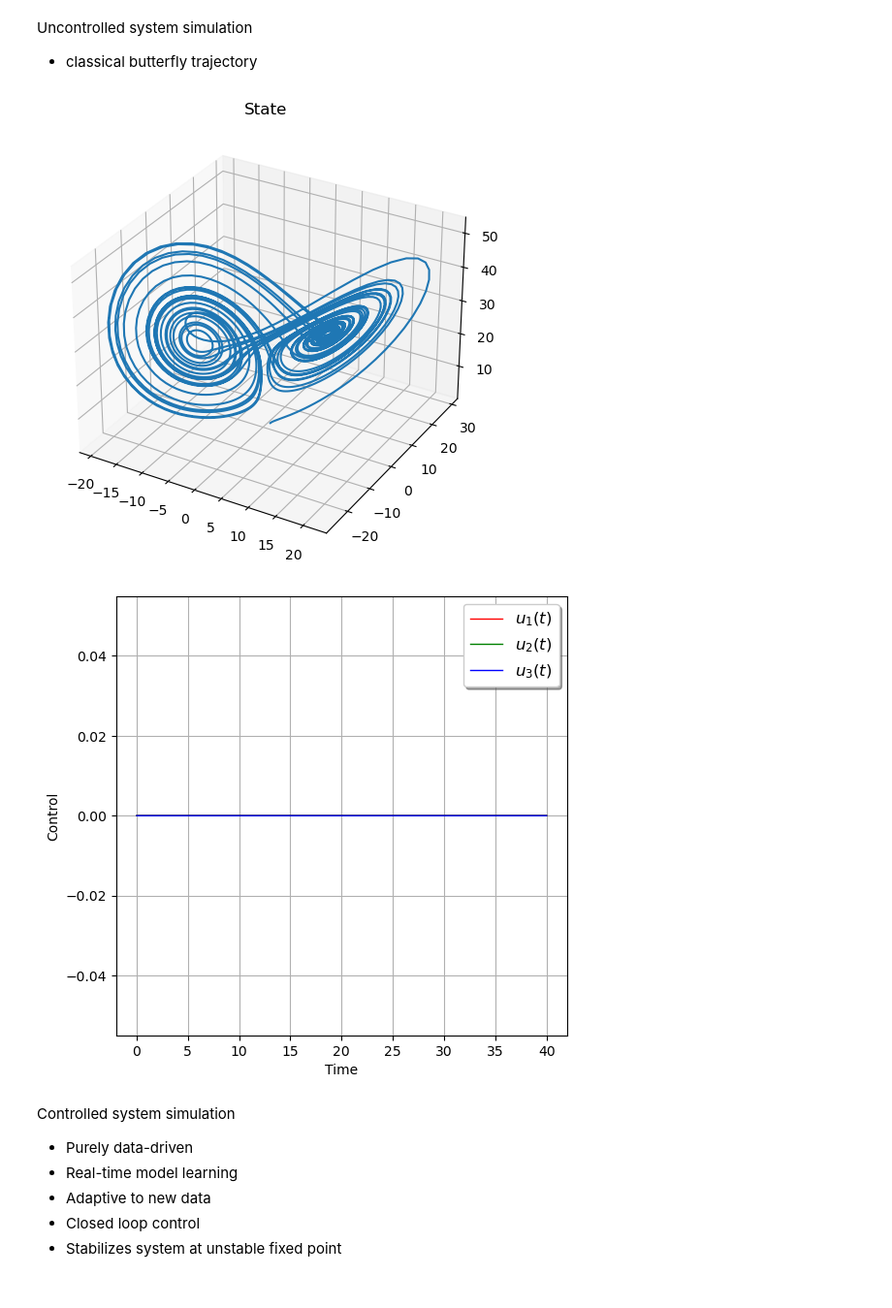
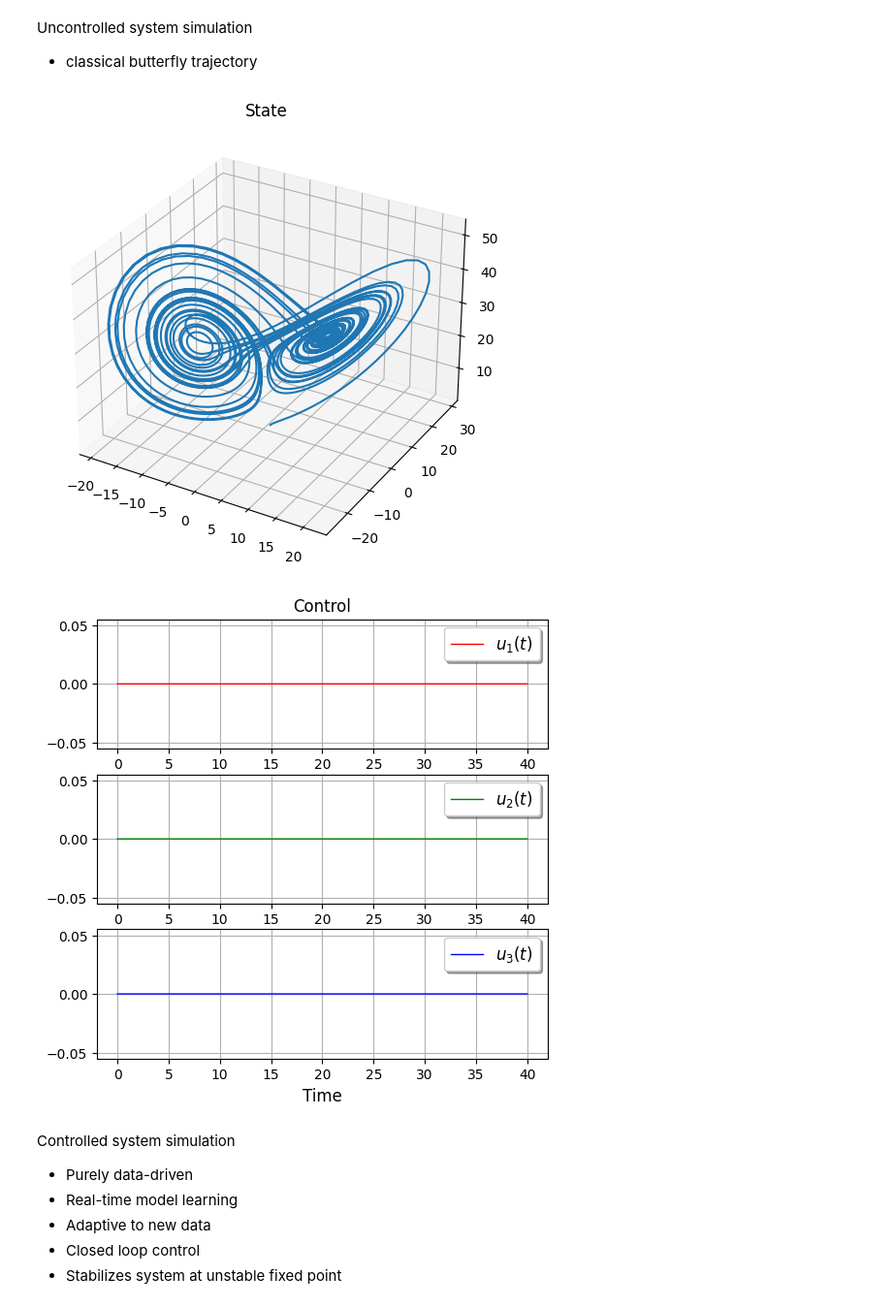
Before and after one commit to haozhg/oml, a Jupyter notebook: demo/demo_lorenz.ipynb, the cells around one changed output. Shown: that part at 97% size. Saved outputs shown, nothing was run; the diff lists cells and outputs as text; code cells hidden in the pictures.

```diff
--- a/demo/demo_lorenz.ipynb
+++ b/demo/demo_lorenz.ipynb
@@ -71,7 +100,7 @@ xf3 = np.array([0, 0, 0])
 
 # set up simulation parameter
 dt = 0.01
-tmax, tc = 40, 0.2
+tmax, tc = 40, 0.4
 T, kc = int(tmax / dt), int(tc / dt)
 tspan = np.linspace(0, tmax, T + 1)
 
@@ -88,45 +117,53 @@ x0 = np.array([1, 1, 1])
 u0 = np.array([0, 0, 0])
 
 # initial condition
 x[:, 0] = x0
 u[:, 0] = u0
 
 # uncontrolled system simulation
 for t in range(1, T):
     # forward the system for one step
     x[:, t] = x[:, t - 1] + dt * dyn(x[:, t - 1], u[:, t - 1])
     u[:, t] = 0
 
 
 def plot_state(x):
     plt.rcParams['figure.dpi'] = 100
     fig = plt.figure(figsize=(6, 6))
     ax = fig.gca(projection="3d")
     ax.plot(x[0, :], x[1, :], x[2, :])
     plt.title("State")
     plt.draw()
-    # plt.grid()
+    plt.grid()
     plt.show()
 
 
 def plot_control(u):
     plt.rcParams['figure.dpi'] = 100
-    plt.figure(figsize=(6, 6))
-    plt.plot(tspan[1:], u[0, :], "r-", linewidth=1.0, label="$u_1(t)$")
-    plt.plot(tspan[1:], u[1, :], "g-", linewidth=1.0, label="$u_2(t)$")
-    plt.plot(tspan[1:], u[2, :], "b-", linewidth=1.0, label="$u_3(t)$")
-    plt.legend(loc="best", fontsize=12, shadow=True)
-    plt.xlabel("Time")
-    plt.ylabel("Control")
-    plt.grid()
-    plt.show()
+    fig, axs = plt.subplots(3, figsize=(6, 6))
+
+    axs[0].plot(tspan[1:], u[0, :], "r-", linewidth=1.0, label="$u_1(t)$")
+    axs[0].legend(loc="best", fontsize=12, shadow=True)
+    axs[0].grid()
+    axs[0].set_title("Control")
+
+    axs[1].plot(tspan[1:], u[1, :], "g-", linewidth=1.0, label="$u_2(t)$")
+    axs[1].legend(loc="best", fontsize=12, shadow=True)
+    axs[1].grid()
+
+    axs[2].plot(tspan[1:], u[2, :], "b-", linewidth=1.0, label="$u_3(t)$")
+    axs[2].legend(loc="best", fontsize=12, shadow=True)
+    axs[2].grid()
+
+    axs[2].set_xlabel("Time", fontsize=12)
+
 
 # plot state and control
 plot_state(x)
 plot_control(u)
 # %% [output]
-[figure, old version]
+[figure, new version]
-[figure, old version]
+[figure, new version]
 # %% [markdown]
 Controlled system simulation
 - Purely data-driven
```
Also changed, not shown: parts of 3 cells of this notebook, 7 other files.
